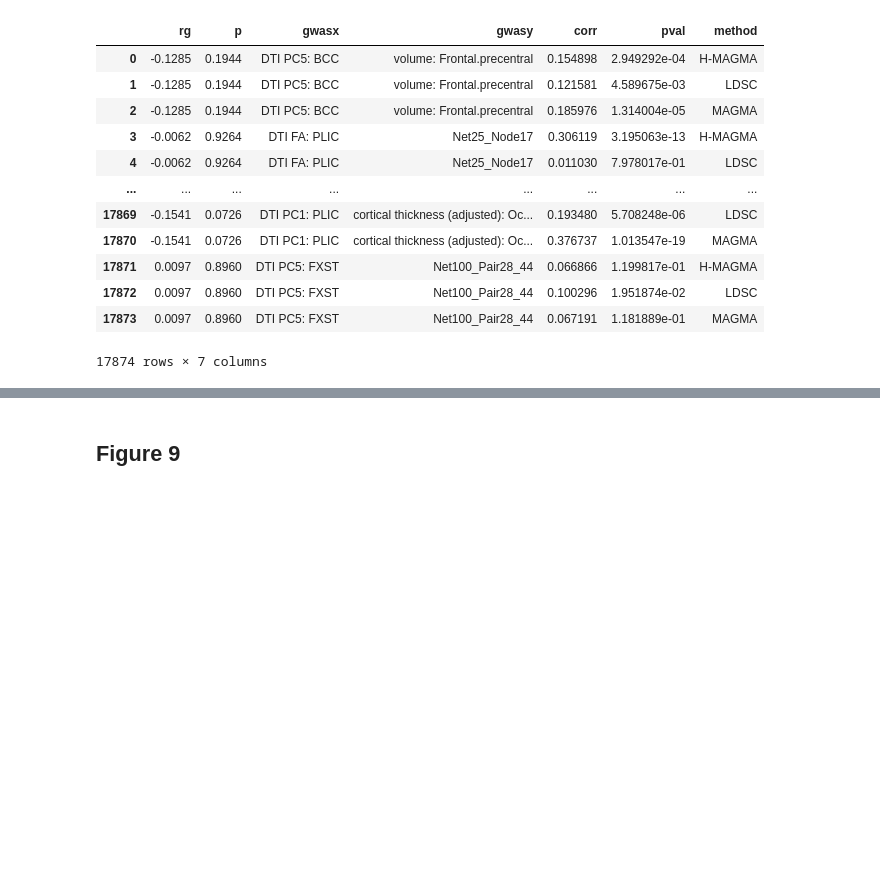
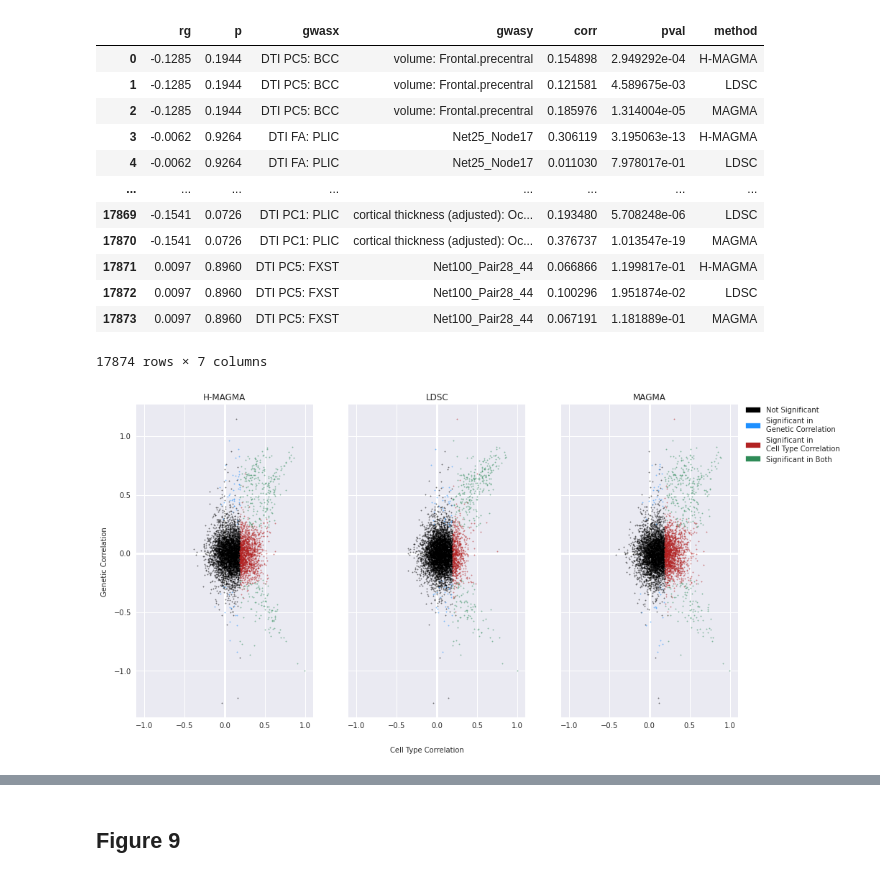
Before and after one commit to erwinerdem/STEAP, a Jupyter notebook: notebooks/figures.ipynb, the cells around one changed output, grey strips where cells are left out. Cells and saved outputs as stored; diff of their text form; code cells hidden in the pictures; blank space fills up the shorter version.

```diff
--- a/notebooks/figures.ipynb
+++ b/notebooks/figures.ipynb
@@ -443,4 +443,52 @@ merged_corr
 | 17872 | 0.0097 | 0.8960 | DTI PC5: FXST | Net100_Pair28_44 | 0.100296 | 1.951874e-02 | LDSC |
 | 17873 | 0.0097 | 0.8960 | DTI PC5: FXST | Net100_Pair28_44 | 0.067191 | 1.181889e-01 | MAGMA |
 17874 rows × 7 columns
+# %%
+plt.style.use('seaborn')
+fig, axes = plt.subplots(1,3,figsize=(15,8), sharey=True)
+s = 2
+alpha = .5
+color_map = {
+    'Not Significant' : 'black',
+    'Significant in\nGenetic Correlation' : 'dodgerblue',
+    'Significant in\nCell Type Correlation' : 'firebrick',
+    'Significant in Both' : 'seagreen'
+}
+for ax,m in zip(axes.flatten(),methods):
+    merged_corr_m = merged_corr[merged_corr['method']==m]
+    threshold = 0.05/merged_corr_m.shape[0]
+    not_significant = merged_corr_m[(merged_corr_m['p']>threshold)& # gc not sign and
+                                    ((merged_corr_m['pval']>threshold) # ct not sign
+                                     |(merged_corr_m['corr']<0))] # or ct corr < 0
+    gc_significant = merged_corr_m[(merged_corr_m['p']<=threshold)& # gc sign and
+                                   ((merged_corr_m['pval']>threshold) # ct not sign
+                                     |(merged_corr_m['corr']<0))] # or ct corr < 0
+    ct_significant = merged_corr_m[(merged_corr_m['p']>threshold)& # gc not sign and
+                                   ((merged_corr_m['pval']<=threshold)& # ct sign and
+                                    (merged_corr_m['corr']>0))] # ct corr >0
+    both_significant = merged_corr_m[(merged_corr_m['p']<=threshold)& # gc sign and
+                                     ((merged_corr_m['pval']<=threshold)& # ct sign and
+                                      (merged_corr_m['corr']>0))] # ct corr >0
+    ax.scatter(not_significant['corr'],not_significant['rg'], color=color_map['Not Significant'],
+               alpha=alpha, s=s)
+    ax.scatter(gc_significant['corr'],gc_significant['rg'], color=color_map['Significant in\nGenetic Correlation'],
+               alpha=alpha, s=s)
+    ax.scatter(ct_significant['corr'],ct_significant['rg'], color=color_map['Significant in\nCell Type Correlation'],
+               alpha=alpha, s=s)
+    ax.scatter(both_significant['corr'],both_significant['rg'], color=color_map['Significant in Both'],
+               alpha=alpha, s=s)
+
+    ax.set_xlim(-1.1,1.1)
+    ax.set_title(m)
+    ax.axhline(0, color='w', lw=3, ls='-', zorder=0)
+    ax.axvline(0, color='w', lw=3, ls='-', zorder=0)
+#     ax.grid()
+fig.text(0.5, 0.04, 'Cell Type Correlation', ha='center')
+fig.text(0.08, 0.5, 'Genetic Correlation', va='center', rotation='vertical')
+patches = [mpatches.Patch(color=v, label=k) for k,v in color_map.items()]
+fig.legend(handles=patches, bbox_to_anchor=(1.04, .89), loc=1, frameon=False)
+fig.savefig(f"{figure_dir}genetic_corr_vs_celltype_corr.png", dpi=200, bbox_inches='tight')
+plt.show()
+# %% [output]
+[figure, added]
 # %%
```
Also changed, not shown: parts of 5 cells of this notebook, 6 other files.
